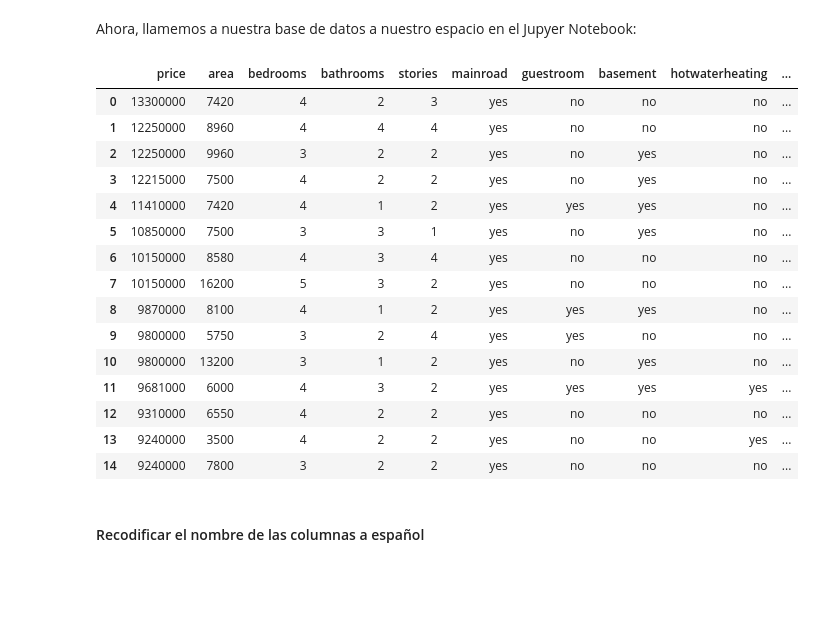
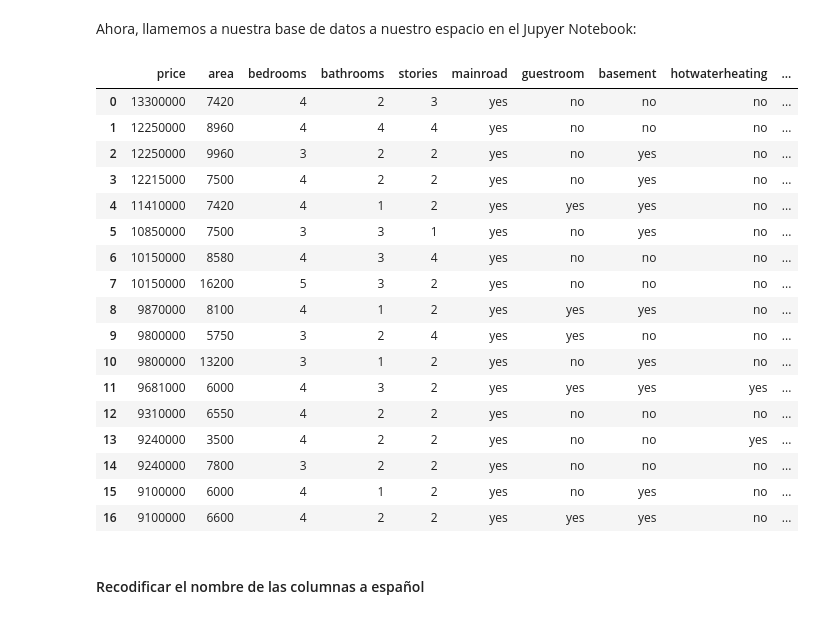
Before and after one commit to marcecevallos/UDLA_Analitica_predictiva, a Jupyter notebook: Regresión logística simple/Unidad_No. 3_Regresion_logística_simple.ipynb, the cells around one changed output. Saved outputs shown, nothing was run; the diff lists cells and outputs as text; code cells hidden in the pictures; blank space fills up the shorter version.

```diff
--- a/Regresión logística simple/Unidad_No. 3_Regresion_logística_simple.ipynb
+++ b/Regresión logística simple/Unidad_No. 3_Regresion_logística_simple.ipynb
@@ -222,24 +288,26 @@ import statsmodels.formula.api as sms
 Ahora,  llamemos a nuestra base de datos a nuestro espacio en el Jupyer Notebook:
 # %%
 df=pd.read_csv("house_dataset.csv")
-df.head(15)
+df.head(17)
 # %% [output]
 |  | price | area | bedrooms | bathrooms | stories | mainroad | guestroom | basement | hotwaterheating | ... |
 | 0 | 13300000 | 7420 | 4 | 2 | 3 | yes | no | no | no | ... |
 | 1 | 12250000 | 8960 | 4 | 4 | 4 | yes | no | no | no | ... |
 | 2 | 12250000 | 9960 | 3 | 2 | 2 | yes | no | yes | no | ... |
 | 3 | 12215000 | 7500 | 4 | 2 | 2 | yes | no | yes | no | ... |
 | 4 | 11410000 | 7420 | 4 | 1 | 2 | yes | yes | yes | no | ... |
 | 5 | 10850000 | 7500 | 3 | 3 | 1 | yes | no | yes | no | ... |
 | 6 | 10150000 | 8580 | 4 | 3 | 4 | yes | no | no | no | ... |
 | 7 | 10150000 | 16200 | 5 | 3 | 2 | yes | no | no | no | ... |
 | 8 | 9870000 | 8100 | 4 | 1 | 2 | yes | yes | yes | no | ... |
 | 9 | 9800000 | 5750 | 3 | 2 | 4 | yes | yes | no | no | ... |
 | 10 | 9800000 | 13200 | 3 | 1 | 2 | yes | no | yes | no | ... |
 | 11 | 9681000 | 6000 | 4 | 3 | 2 | yes | yes | yes | yes | ... |
 | 12 | 9310000 | 6550 | 4 | 2 | 2 | yes | no | no | no | ... |
 | 13 | 9240000 | 3500 | 4 | 2 | 2 | yes | no | no | yes | ... |
 | 14 | 9240000 | 7800 | 3 | 2 | 2 | yes | no | no | no | ... |
+| 15 | 9100000 | 6000 | 4 | 1 | 2 | yes | no | yes | no | ... |
+| 16 | 9100000 | 6600 | 4 | 2 | 2 | yes | yes | yes | no | ... |
 # %% [markdown]
 #### Recodificar el nombre de las columnas a español
 # %%
```
Also changed, not shown: parts of 43 cells of this notebook.
